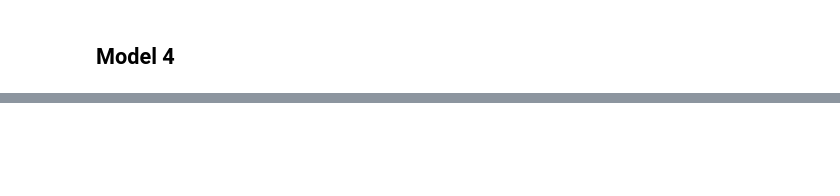
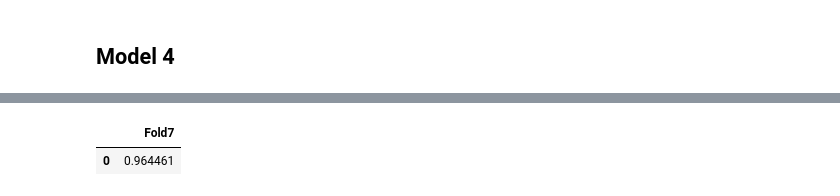
Before and after one commit to Jidorr/DeepLearning, a Jupyter notebook: Practica/pra-glaucoma.ipynb, the cells around one changed output, grey strips where cells are left out. Saved outputs shown, nothing was run; the diff lists cells and outputs as text; code cells hidden in the pictures; blank space fills up the shorter version.

```diff
--- a/Practica/pra-glaucoma.ipynb
+++ b/Practica/pra-glaucoma.ipynb
@@ -292,0 +724,33 @@ plot_hist(history)
+# %%
+best_model = keras.models.clone_model(model3)
+# %%
+def get_best_model():
+    best_model.set_weights(model2.get_weights())
+    optimizer = tf.keras.optimizers.Adam(learning_rate=1e-5)
+    best_model.compile(optimizer=optimizer, loss="binary_crossentropy", metrics=["accuracy"])
+    return best_model
+# %%
+df = pd.DataFrame()
+df_test_accuracy = pd.DataFrame()
+# %%
+# K-fold Train and test for each split
+
+for fold in os.listdir('../input/glaucoma/archive/practica_DL_UOC_2022/'):
+    print ('Processing ', fold, '...')
+    X_train, y_train = process_images_folder(f'../input/glaucoma/archive/practica_DL_UOC_2022/{fold}/train')
+    X_test, y_test = process_images_folder(f'../input/glaucoma/archive/practica_DL_UOC_2022/{fold}/test')
+    X_val, y_val = process_images_folder(f'../input/glaucoma/archive/practica_DL_UOC_2022/{fold}/valid')
+    model = get_best_model()
+    print('Training model...')
+    hist = model.fit(X_train, y_train, epochs=100, validation_data=(X_val, y_val), callbacks=[callback], verbose=1)
+    model_eval = model.evaluate(X_test, y_test, return_dict=True)
+    preds = model.predict(X_test)
+    preds_ = []
+    for pred in preds:
+        if pred > 0.5:
+            preds_.append(1)
+        else:
+            preds_.append(0)
+    print(classification_report(y_test, preds_))
+    df[fold] = [f1_score(y_test, preds_, average='macro')]
+    df_test_accuracy[fold] = model_eval
@@ -292,0 +776,5 @@ plot_hist(history)
+# %%
+df
+# %% [output]
+|  | Fold7 |
+| 0 | 0.964461 |
```
Also changed, not shown: parts of 37 cells of this notebook.
